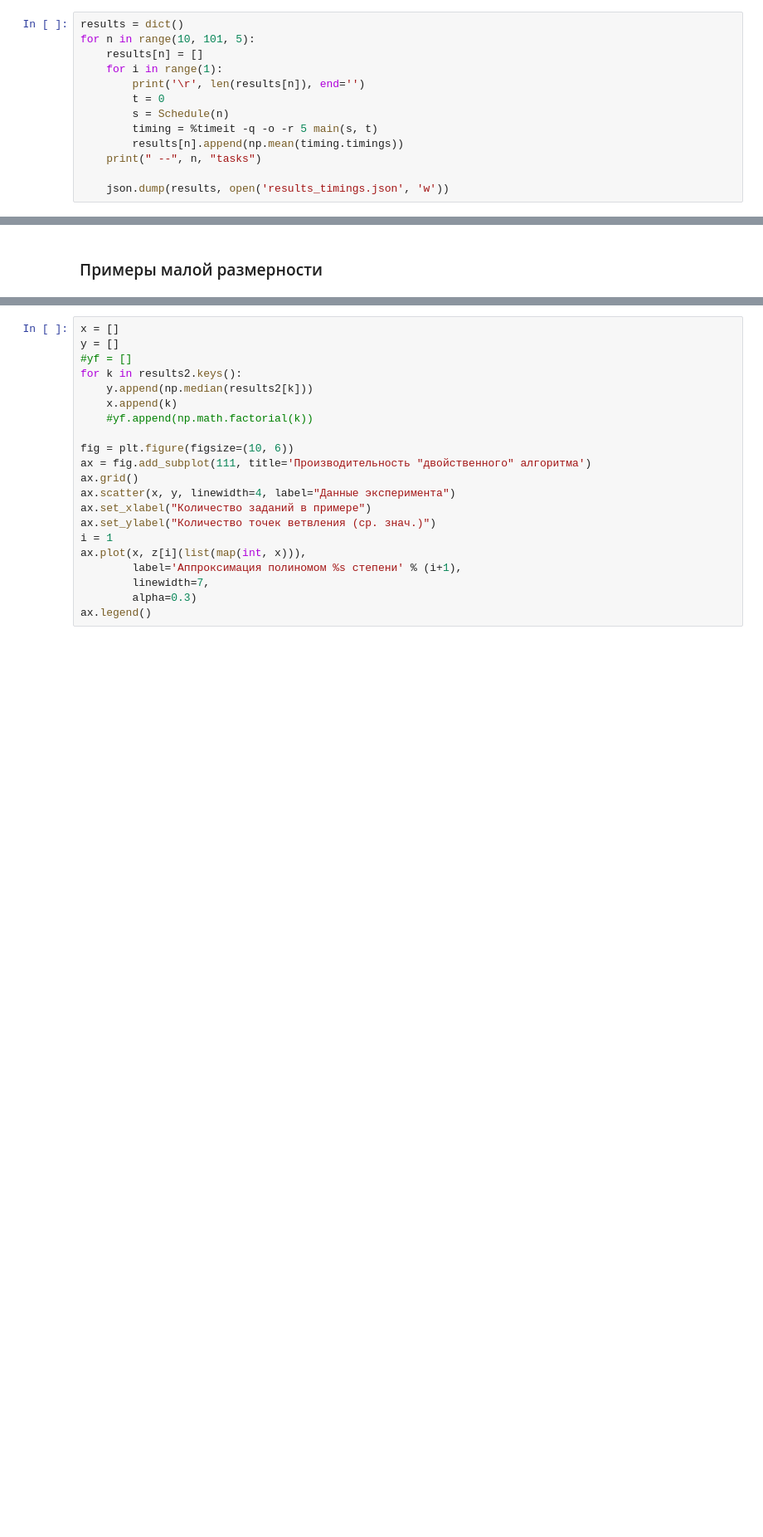
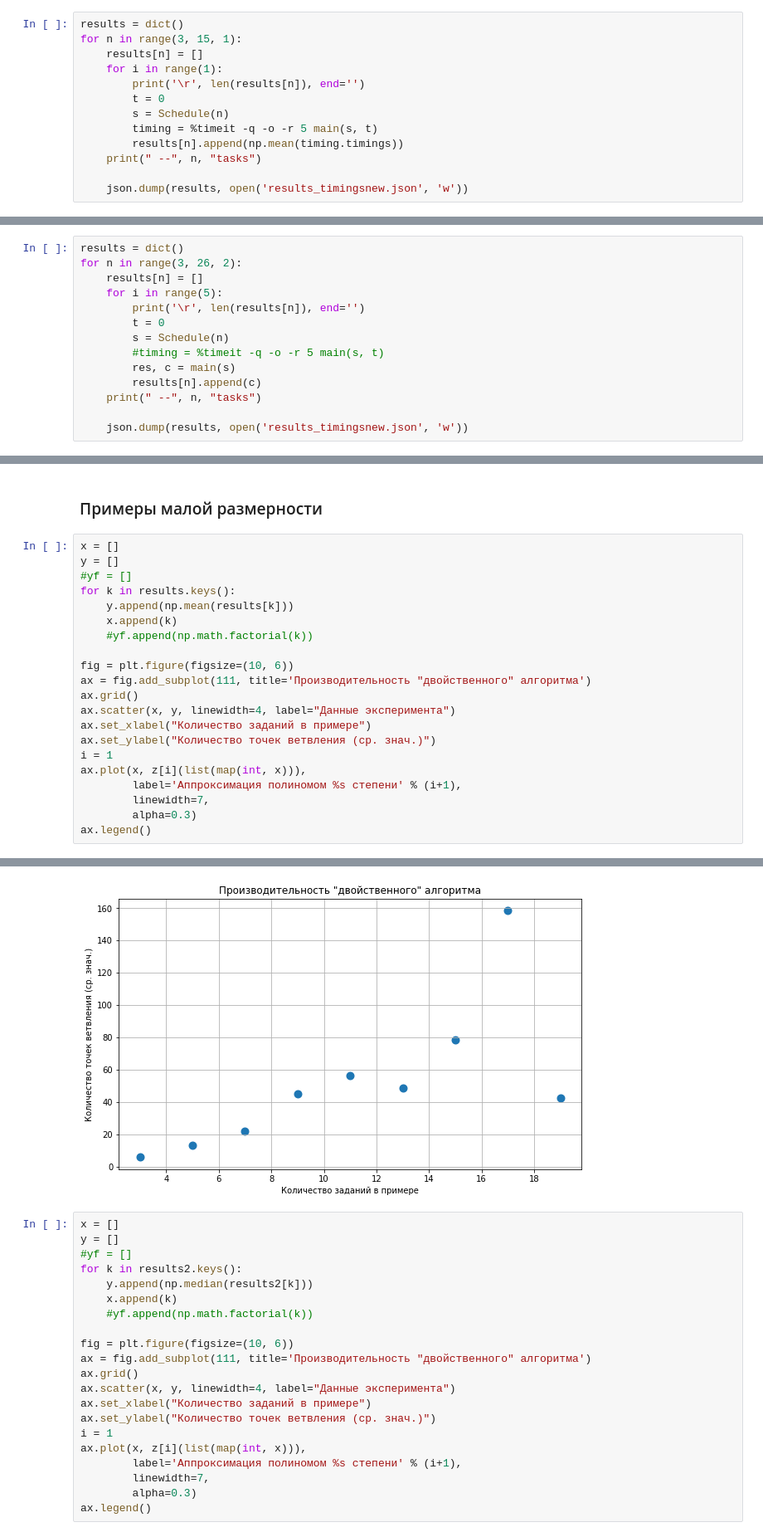
Before and after one commit to andtun/schedules, a Jupyter notebook: LMax.ipynb, the cells around one changed output, grey strips where cells are left out. Shown at 83% size. Saved outputs shown, nothing was run; the diff lists cells and outputs as text; blank space fills up the shorter version.

```diff
--- a/LMax.ipynb
+++ b/LMax.ipynb
@@ -227,7 +317,7 @@ def bruteforce(S, tau=0):
 Метрика - количество узлов ветвления
 # %%
 results = dict()
-for n in range(10, 101, 5):
+for n in range(3, 15, 1):
     results[n] = []
     for i in range(1):
         print('\r', len(results[n]), end='')
@@ -237,4 +327,4 @@ for n in range(10, 101, 5):
         results[n].append(np.mean(timing.timings))
     print(" --", n, "tasks")
 
-    json.dump(results, open('results_timings.json', 'w'))
+    json.dump(results, open('results_timingsnew.json', 'w'))
@@ -240,0 +340,14 @@ for n in range(10, 101, 5):
+# %%
+results = dict()
+for n in range(3, 26, 2):
+    results[n] = []
+    for i in range(5):
+        print('\r', len(results[n]), end='')
+        t = 0
+        s = Schedule(n)
+        #timing = %timeit -q -o -r 5 main(s, t)
+        res, c = main(s)
+        results[n].append(c)
+    print(" --", n, "tasks")
+
+    json.dump(results, open('results_timingsnew.json', 'w'))
@@ -241,2 +365,24 @@ for n in range(10, 101, 5):
 # %% [markdown]
 ### Примеры малой размерности
+# %%
+x = []
+y = []
+#yf = []
+for k in results.keys():
+    y.append(np.mean(results[k]))
+    x.append(k)
+    #yf.append(np.math.factorial(k))
+
+fig = plt.figure(figsize=(10, 6))
+ax = fig.add_subplot(111, title='Производительность "двойственного" алгоритма')
+ax.grid()
+ax.scatter(x, y, linewidth=4, label="Данные эксперимента")
+ax.set_xlabel("Количество заданий в примере")
+ax.set_ylabel("Количество точек ветвления (ср. знач.)")
+i = 1
+ax.plot(x, z[i](list(map(int, x))),
+        label='Аппроксимация полиномом %s степени' % (i+1),
+        linewidth=7,
+        alpha=0.3)
+ax.legend()
+# %% [output]
@@ -243,3 +390,4 @@ for n in range(10, 101, 5):
+[figure, added]
 # %%
 x = []
 y = []
```
Also changed, not shown: parts of 17 cells of this notebook.
